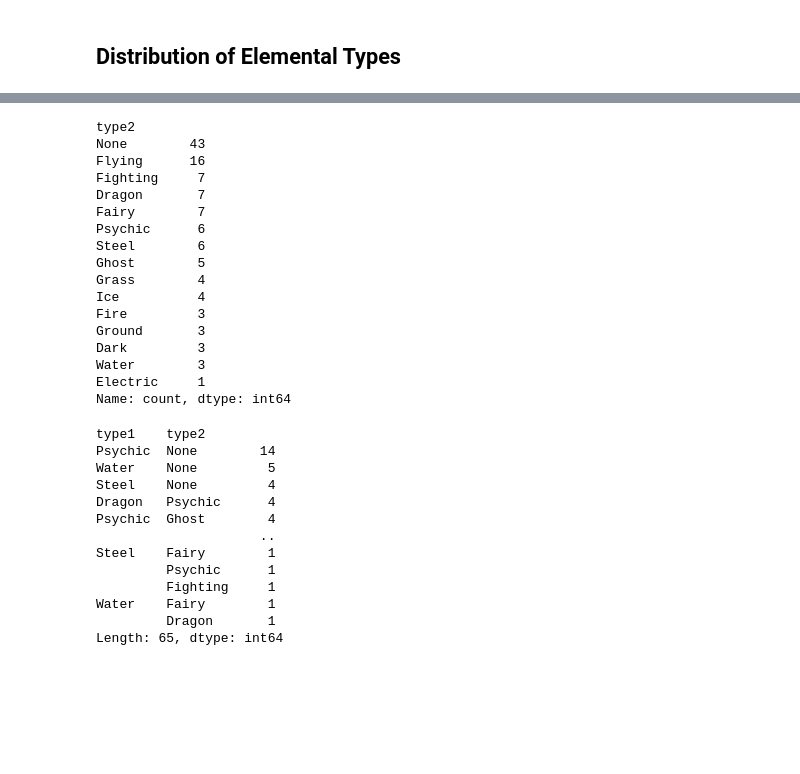
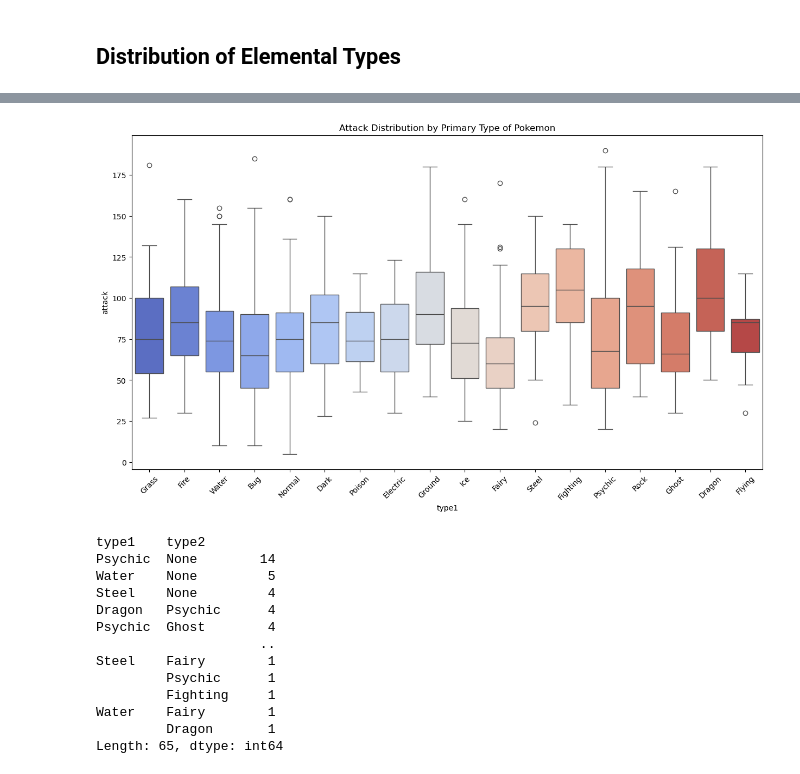
Before and after one commit to PolarBear9905/Pokemon-Legendary-Predictor, a Jupyter notebook: Pokemon.ipynb, the cells around one changed output, grey strips where cells are left out. Drawn from its saved outputs; the diff is of its cells as text; code cells hidden in the pictures; blank space fills up the shorter version.

Commit message:
Still editing graphs

```diff
--- a/Pokemon.ipynb
+++ b/Pokemon.ipynb
@@ -197,24 +186,18 @@ plt.show()
-# %%
-legendary_type2 = df[df['legendary'] == True]['type2'].value_counts()
-print(legendary_type2)
-# %% [output]
-type2
-None        43
-Flying      16
-Fighting     7
-Dragon       7
-Fairy        7
-Psychic      6
-Steel        6
-Ghost        5
-Grass        4
-Ice          4
-Fire         3
-Ground       3
-Dark         3
-Water        3
-Electric     1
-Name: count, dtype: int64
+# %%
+plt.figure(figsize=(15,8))
+
+sns.boxplot(
+    x='type1',
+    y='attack',
+    data=df,
+    palette='coolwarm'
+)
+
+plt.title('Attack Distribution by Primary Type of Pokemon')
+plt.xticks(rotation=45)
+plt.show()
+# %% [output]
+[figure, added]
 # %%
 legendary_types = df[df['legendary']].groupby(['type1','type2']).size().sort_values(ascending=False)
 print(legendary_types)
```
Also changed, not shown: parts of 6 cells of this notebook.
